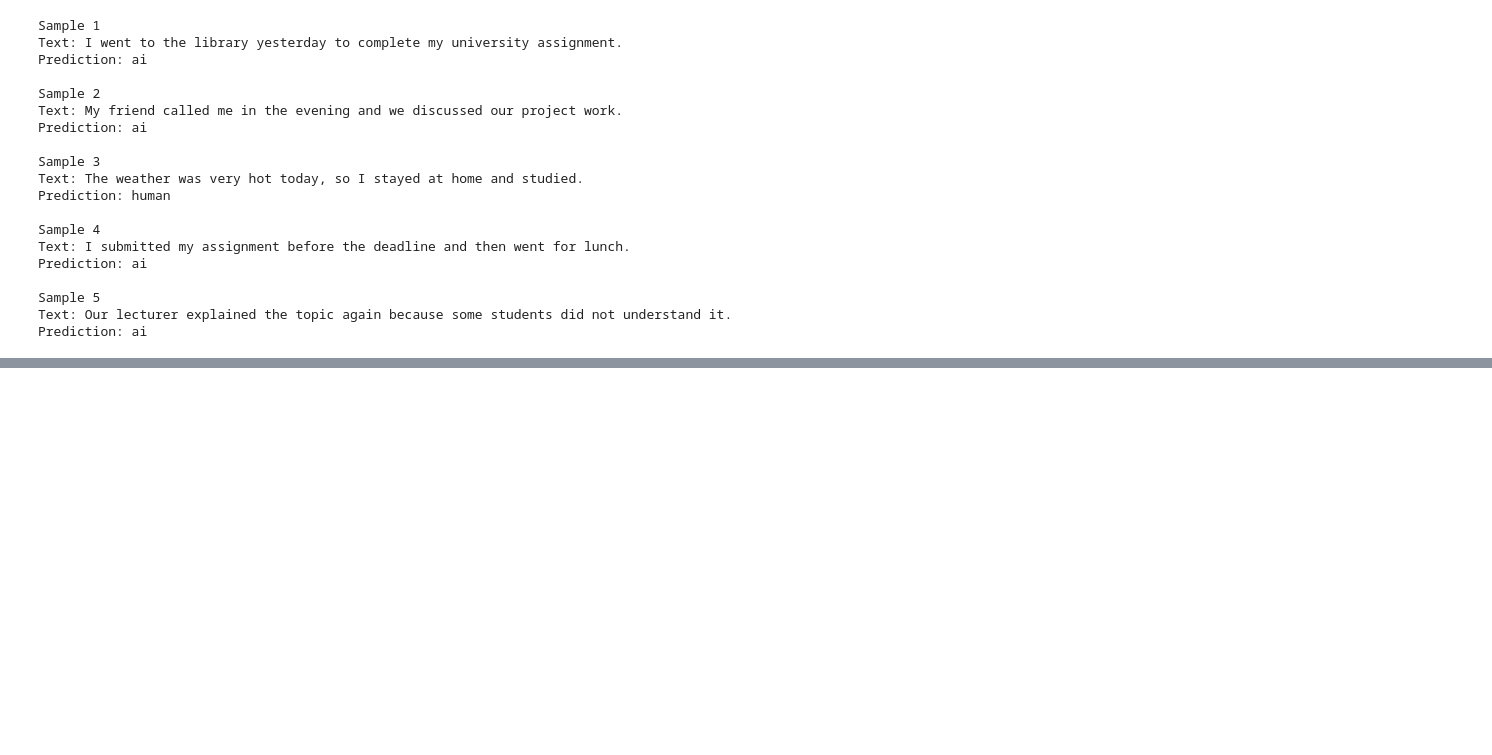
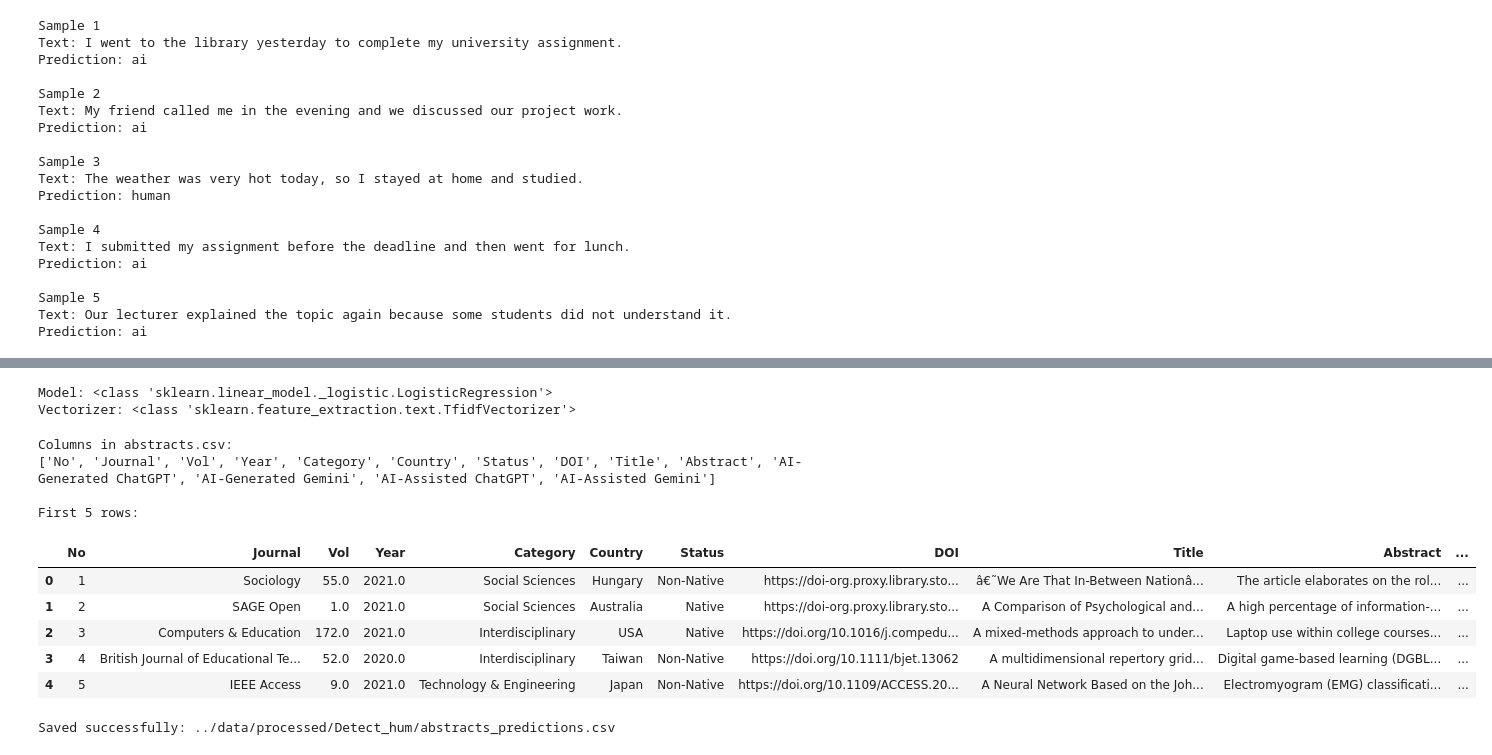
Before and after one commit to musharraf-Mac/AI-Text-Detection-NIA, a Jupyter notebook: notebooks/04_Obj_3_False_positive.ipynb, the cells around one changed output, grey strips where cells are left out. Drawn from its saved outputs; the diff is of its cells as text; code cells hidden in the pictures; blank space fills up the shorter version.

Commit message:
Update AI human text analysis

```diff
--- a/notebooks/04_Obj_3_False_positive.ipynb
+++ b/notebooks/04_Obj_3_False_positive.ipynb
@@ -527,0 +561,43 @@ Prediction: ai
+# %%
+import pickle
+
+with open("../models/baseline_model.pkl", "rb") as f:
+    model = pickle.load(f)
+
+with open("../models/tfidf_vectorizer.pkl", "rb") as f:
+    vectorizer = pickle.load(f)
+
+print("Model:", type(model))
+print("Vectorizer:", type(vectorizer))
+# %% [output]
+Model: <class 'sklearn.linear_model._logistic.LogisticRegression'>
+Vectorizer: <class 'sklearn.feature_extraction.text.TfidfVectorizer'>
+# %%
+import pandas as pd
+
+abstracts_df = pd.read_csv("../data/processed/Detect_hum/abstracts.csv")
+
+print("Columns in abstracts.csv:")
+print(abstracts_df.columns.tolist())
+
+print("\nFirst 5 rows:")
+display(abstracts_df.head())
+# %% [output]
+Columns in abstracts.csv:
+['No', 'Journal', 'Vol', 'Year', 'Category', 'Country', 'Status', 'DOI', 'Title', 'Abstract', 'AI-Generated ChatGPT', 'AI-Generated Gemini', 'AI-Assisted ChatGPT', 'AI-Assisted Gemini']
+
+First 5 rows:
+|  | No | Journal | Vol | Year | Category | Country | Status | DOI | Title | Abstract | ... |
+| 0 | 1 | Sociology | 55.0 | 2021.0 | Social Sciences | Hungary | Non-Native | https://doi-org.proxy.library.sto... | â€˜We Are That In-Between Nationâ... | The article elaborates on the rol... | ... |
+| 1 | 2 | SAGE Open | 1.0 | 2021.0 | Social Sciences | Australia | Native | https://doi-org.proxy.library.sto... | A Comparison of Psychological and... | A high percentage of information-... | ... |
+| 2 | 3 | Computers & Education | 172.0 | 2021.0 | Interdisciplinary | USA | Native | https://doi.org/10.1016/j.compedu... | A mixed-methods approach to under... | Laptop use within college courses... | ... |
+| 3 | 4 | British Journal of Educational Te... | 52.0 | 2020.0 | Interdisciplinary | Taiwan | Non-Native | https://doi.org/10.1111/bjet.13062 | A multidimensional repertory grid... | Digital game-based learning (DGBL... | ... |
+| 4 | 5 | IEEE Access | 9.0 | 2021.0 | Technology & Engineering | Japan | Non-Native | https://doi.org/10.1109/ACCESS.20... | A Neural Network Based on the Joh... | Electromyogram (EMG) classificati... | ... |
+# %%
+output_path = "../data/processed/Detect_hum/abstracts_predictions.csv"
+
+abstracts_df.to_csv(output_path, index=False)
+
+print("Saved successfully:", output_path)
+# %% [output]
+Saved successfully: ../data/processed/Detect_hum/abstracts_predictions.csv
```
Also changed, not shown: parts of 33 cells of this notebook, 1 other file.
